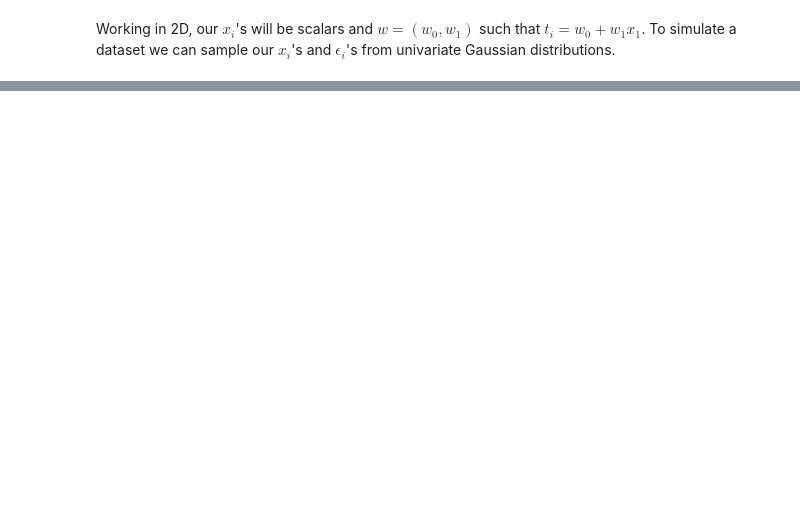
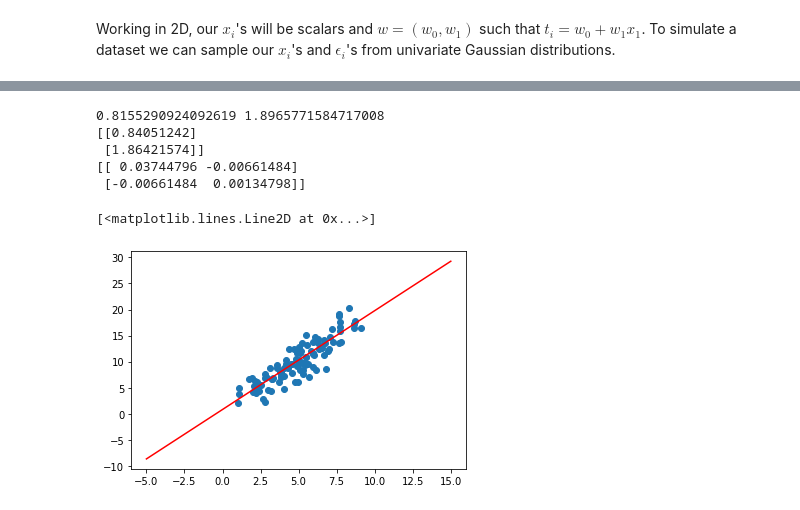
Before and after one commit to chaue/BayesianUpdate, a Jupyter notebook: SequentialLearning.ipynb, the cells around one changed output, grey strips where cells are left out. Drawn from its saved outputs; the diff is of its cells as text; code cells hidden in the pictures; blank space fills up the shorter version.

```diff
--- a/SequentialLearning.ipynb
+++ b/SequentialLearning.ipynb
@@ -58,0 +79,23 @@ array([[-0.68732838,  0.05253673]])
+# %%
+phi = np.hstack((np.ones((numpoints, 1)), x.T))
+SN = np.linalg.inv(alpha * np.eye(dim) + beta * np.matmul(phi.T, phi))
+mN = beta * np.matmul(SN, np.matmul(phi.T, t.T))
+# %%
+w = np.random.multivariate_normal(mean = mN.reshape(2,), cov = SN)
+
+print(w[0], w[1])
+print(mN)
+print(SN)
+linex = np.linspace(-5, 15, 10000)
+liney = w[0] + w[1]*linex
+
+plt.scatter(x, t)
+plt.plot(linex, liney, 'r')
+# %% [output]
+0.8155290924092619 1.8965771584717008
+[[0.84051242]
+ [1.86421574]]
+[[ 0.03744796 -0.00661484]
+ [-0.00661484  0.00134798]]
+[<matplotlib.lines.Line2D at 0x...>]
+[figure, added]
```
Also changed, not shown: parts of 17 cells of this notebook.
